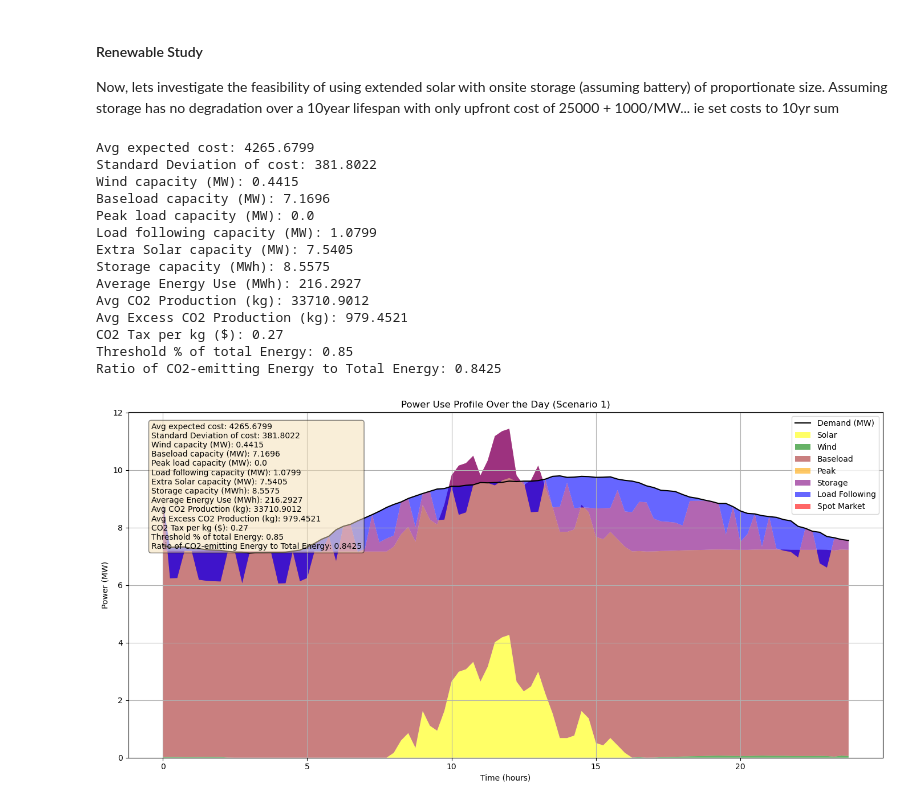
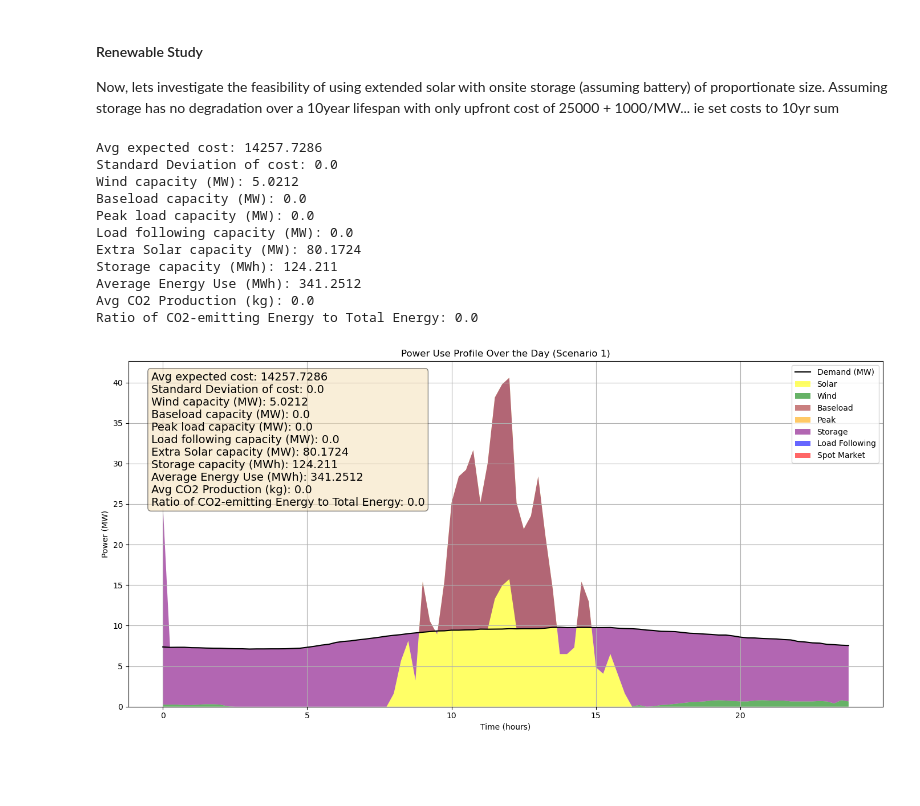
Before and after one commit to liammchugh/EnergyOpt_Project3_Group1, a Jupyter notebook: Project3.ipynb, the cells around one changed output. Cells and saved outputs as stored; diff of their text form; code cells hidden in the pictures; blank space fills up the shorter version.

```diff
--- a/Project3.ipynb
+++ b/Project3.ipynb
@@ -66,7 +66,7 @@ def plot_power_use_profile(mode=2, sc_choice=4, output=None):
     # Add each line of output to the top corner of the plot
     textstr = '\n'.join([f"{key}: {value}" for key, value in output.items()])
     props = dict(boxstyle='round', facecolor='wheat', alpha=0.5)
-    plt.gca().text(0.03, 0.97, textstr, transform=plt.gca().transAxes, fontsize=10,
+    plt.gca().text(0.03, 0.97, textstr, transform=plt.gca().transAxes, fontsize=14,
                    verticalalignment='top', bbox=props)
     plt.grid(True)
     plt.tight_layout()
@@ -580,7 +580,7 @@ service_fee = 5
 # CO2 Cost Premium
 MWh_to_kgCO2 = 185  # US avg kg CO2 per MWh https://www.eia.gov/tools/faqs/faq.php?id=74&t=11
 co2_cost_perkg = 0.27 # cost per kg CO2 generation
-Emissions_threshold_MWh = 0.85  # CO2 cap in kg
+Emissions_threshold_MWh = 1  # CO2 cap in kg
 
 # Solar cost parameters NEEDS WORK
 solar_fixed_cost = 0  # Upfront cost
@@ -600,7 +600,7 @@ storage_cd_rate = cp.Parameter(nonneg=True)  # Charge/discharge rate NEEDS WORK
 storage_cd_rate = 0.20*storage_capacity # 15% of storage capacity, in MW (assuming 8hr charge/discharge time)
 
 max_wind_capacity = 20
-max_generator_capacity = 10
+max_generator_capacity = 0
 
 # Decision variables (shared across scenarios)
 wind_capacity = cp.Variable(nonneg=True)
@@ -766,47 +766,44 @@ objective = cp.Minimize(avg_cost)
 # Define and solve the problem
 problem = cp.Problem(objective, constraints)
 problem.solve(solver=cp.GUROBI, OptimalityTol=1e-9)
 
 # Output results
 if problem.status == cp.OPTIMAL:
     avg_excess_emissions = sum(excess_emissions[i].value for i in range(len(excess_emissions))) / len(scenarios_data)
     output = {
         "Avg expected cost": round(problem.value, 4),
         # "Real-time cost average": round(rt_avg.value, 4),
         "Standard Deviation of cost": round(cost_sigma.value.item(), 4),
         "Wind capacity (MW)": round(wind_capacity.value.item(), 4),
         "Baseload capacity (MW)": round(baseload_capacity.value.item(), 4),
         "Peak load capacity (MW)": round(peak_capacity.value.item(), 4),
         "Load following capacity (MW)": round(load_following_capacity.value.item(), 4),
         "Extra Solar capacity (MW)": round(solar_capacity.value.item(), 4),
         "Storage capacity (MWh)": round(storage_capacity.value.item(), 4),
         "Average Energy Use (MWh)": round(avg_Energy.value, 4),
         "Avg CO2 Production (kg)": round(avg_kg_CO2.value, 4),
-        "Avg Excess CO2 Production (kg)": round(avg_excess_emissions, 4),
-        "CO2 Tax per kg ($)": round(co2_cost_perkg, 4),
-        "Threshold % of total Energy": round(Emissions_threshold_MWh, 4),
+        # "Avg Excess CO2 Production (kg)": round(avg_excess_emissions, 4),
+        # "CO2 Tax per kg ($)": round(co2_cost_perkg, 4),
+        # "Threshold % of total Energy": round(Emissions_threshold_MWh, 4),
         "Ratio of CO2-emitting Energy to Total Energy": round(avg_MWh_CO2.value/avg_Energy.value, 4)
     }
 else:
     output = {"error": problem.status}
 
 
 for key, value in output.items():
     print(f"{key}: {value}")
 plot_power_use_profile(mode=2, sc_choice=0, output=output)
 # %% [output]
-Avg expected cost: 4265.6799
-Standard Deviation of cost: 381.8022
-Wind capacity (MW): 0.4415
-Baseload capacity (MW): 7.1696
+Avg expected cost: 14257.7286
+Standard Deviation of cost: 0.0
+Wind capacity (MW): 5.0212
+Baseload capacity (MW): 0.0
 Peak load capacity (MW): 0.0
-Load following capacity (MW): 1.0799
-Extra Solar capacity (MW): 7.5405
-Storage capacity (MWh): 8.5575
-Average Energy Use (MWh): 216.2927
-Avg CO2 Production (kg): 33710.9012
-Avg Excess CO2 Production (kg): 979.4521
-CO2 Tax per kg ($): 0.27
-Threshold % of total Energy: 0.85
-Ratio of CO2-emitting Energy to Total Energy: 0.8425
+Load following capacity (MW): 0.0
+Extra Solar capacity (MW): 80.1724
+Storage capacity (MWh): 124.211
+Average Energy Use (MWh): 341.2512
+Avg CO2 Production (kg): 0.0
+Ratio of CO2-emitting Energy to Total Energy: 0.0
-[figure, old version]
+[figure, new version]
```
Also changed, not shown: parts of 3 cells of this notebook, 9 other files.
